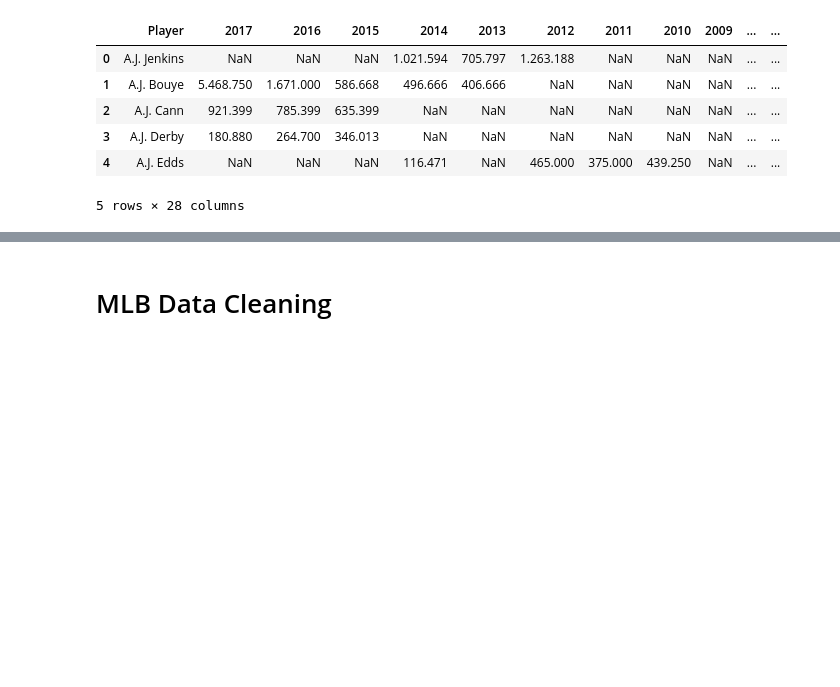
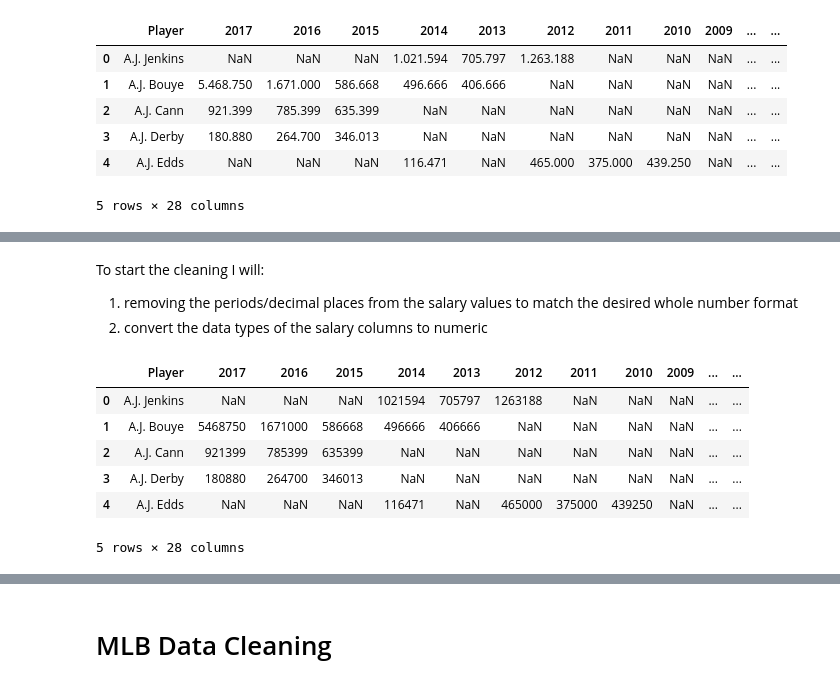
Before and after one commit to JP-Butler/Pro_Sports_Salary_Analysis, a Jupyter notebook: cookiecutter_structure/notebooks/data_cleaning.ipynb, the cells around one changed output, grey strips where cells are left out. Saved outputs shown, nothing was run; the diff lists cells and outputs as text; code cells hidden in the pictures; blank space fills up the shorter version.

Commit message:
"adding initial completed version of NFL cleaning, only MLB remains"

```diff
--- a/cookiecutter_structure/notebooks/data_cleaning.ipynb
+++ b/cookiecutter_structure/notebooks/data_cleaning.ipynb
@@ -287,0 +309,24 @@ nfl_df.head()
+# %% [markdown]
+To start the cleaning I will:
+1. removing the periods/decimal places from the salary values to match the desired whole number format
+2. convert the data types of the salary columns to numeric
+# %%
+# 1. Function to remove periods from object columns (Salary columns)
+def remove_periods(s):
+    if isinstance(s, str):
+        return s.replace('.', '')
+    return s
+
+# Apply the custom function to all columns except 'Player' and 'League'
+nfl_df.loc[:, nfl_df.columns.difference(['Player'])] = nfl_df.loc[:, nfl_df.columns.difference(['Player'])].applymap(remove_periods)
+
+# Verify DF was modified correctly
+nfl_df.head()
+# %% [output]
+|  | Player | 2017 | 2016 | 2015 | 2014 | 2013 | 2012 | 2011 | 2010 | 2009 | ... | ... |
+| 0 | A.J. Jenkins | NaN | NaN | NaN | 1021594 | 705797 | 1263188 | NaN | NaN | NaN | ... | ... |
+| 1 | A.J. Bouye | 5468750 | 1671000 | 586668 | 496666 | 406666 | NaN | NaN | NaN | NaN | ... | ... |
+| 2 | A.J. Cann | 921399 | 785399 | 635399 | NaN | NaN | NaN | NaN | NaN | NaN | ... | ... |
+| 3 | A.J. Derby | 180880 | 264700 | 346013 | NaN | NaN | NaN | NaN | NaN | NaN | ... | ... |
+| 4 | A.J. Edds | NaN | NaN | NaN | 116471 | NaN | 465000 | 375000 | 439250 | NaN | ... | ... |
+5 rows × 28 columns
```
Also changed, not shown: parts of 5 cells of this notebook.
